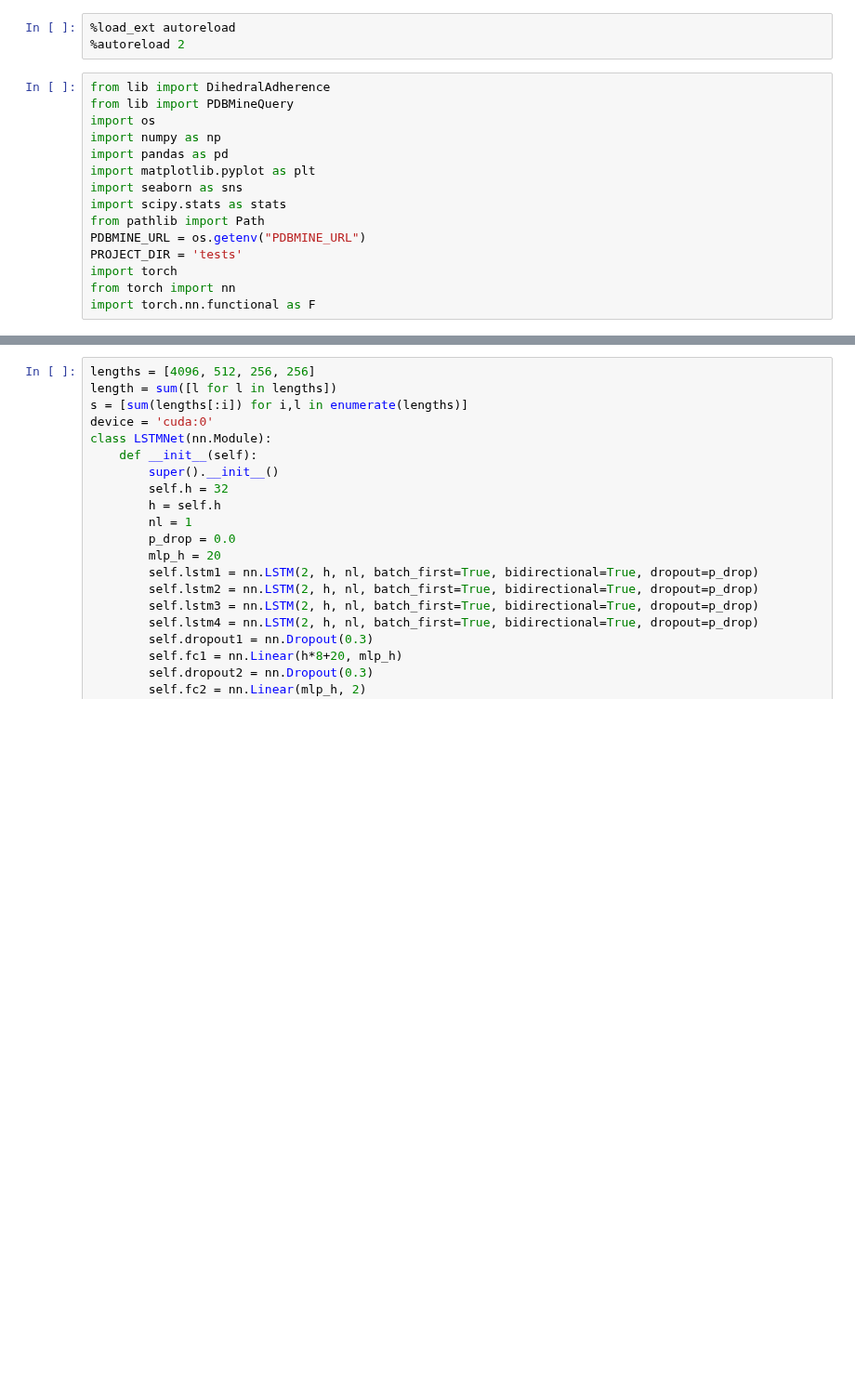
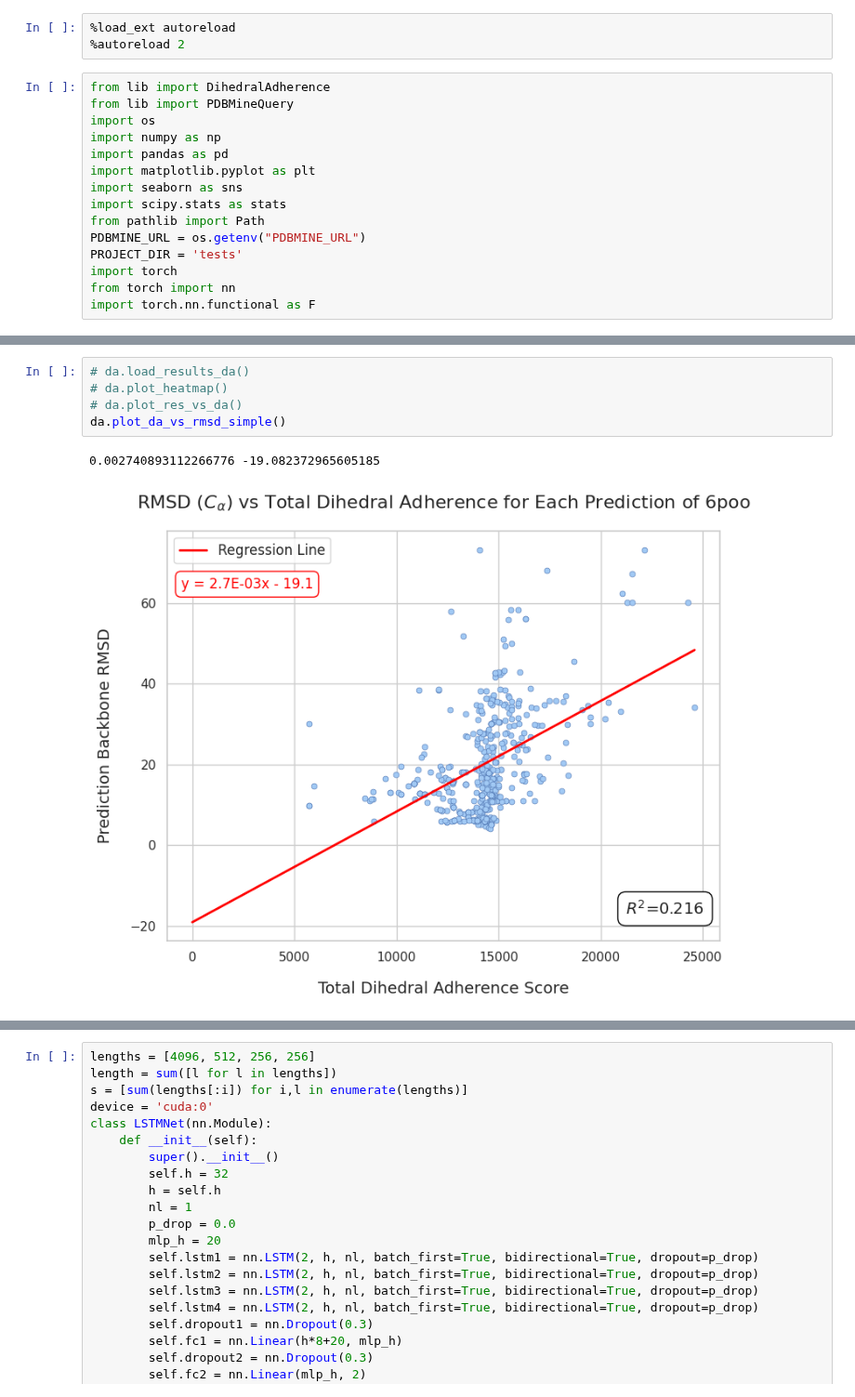
Before and after one commit to Musa-Azeem/protein-dihedral-visualization, a Jupyter notebook: da_ml.ipynb, the cells around one changed output, grey strips where cells are left out. Shown at 93% size. Saved outputs shown, nothing was run; the diff lists cells and outputs as text; blank space fills up the shorter version.

```diff
--- a/da_ml.ipynb
+++ b/da_ml.ipynb
@@ -27,3 +54,11 @@ Structure exists: 'pdb/pdb6t1z.ent'
+# %%
+# da.load_results_da()
+# da.plot_heatmap()
+# da.plot_res_vs_da()
+da.plot_da_vs_rmsd_simple()
+# %% [output]
+0.002740893112266776 -19.082372965605185
+[figure, added]
 # %%
 from lib.utils import get_phi_psi_dist
 from lib.ml.utils import get_ml_pred, load_model
```
Also changed, not shown: parts of 4 cells of this notebook, 7 other files.
